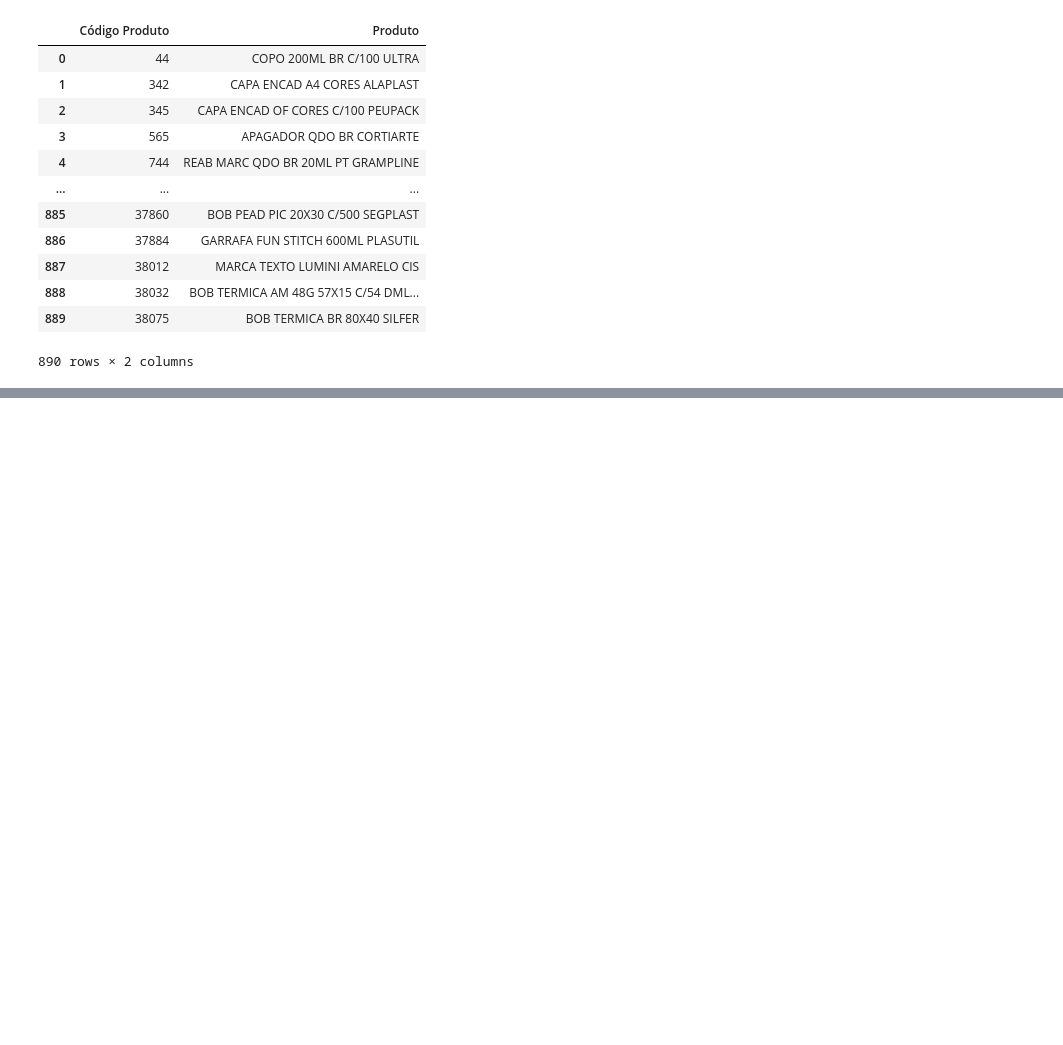
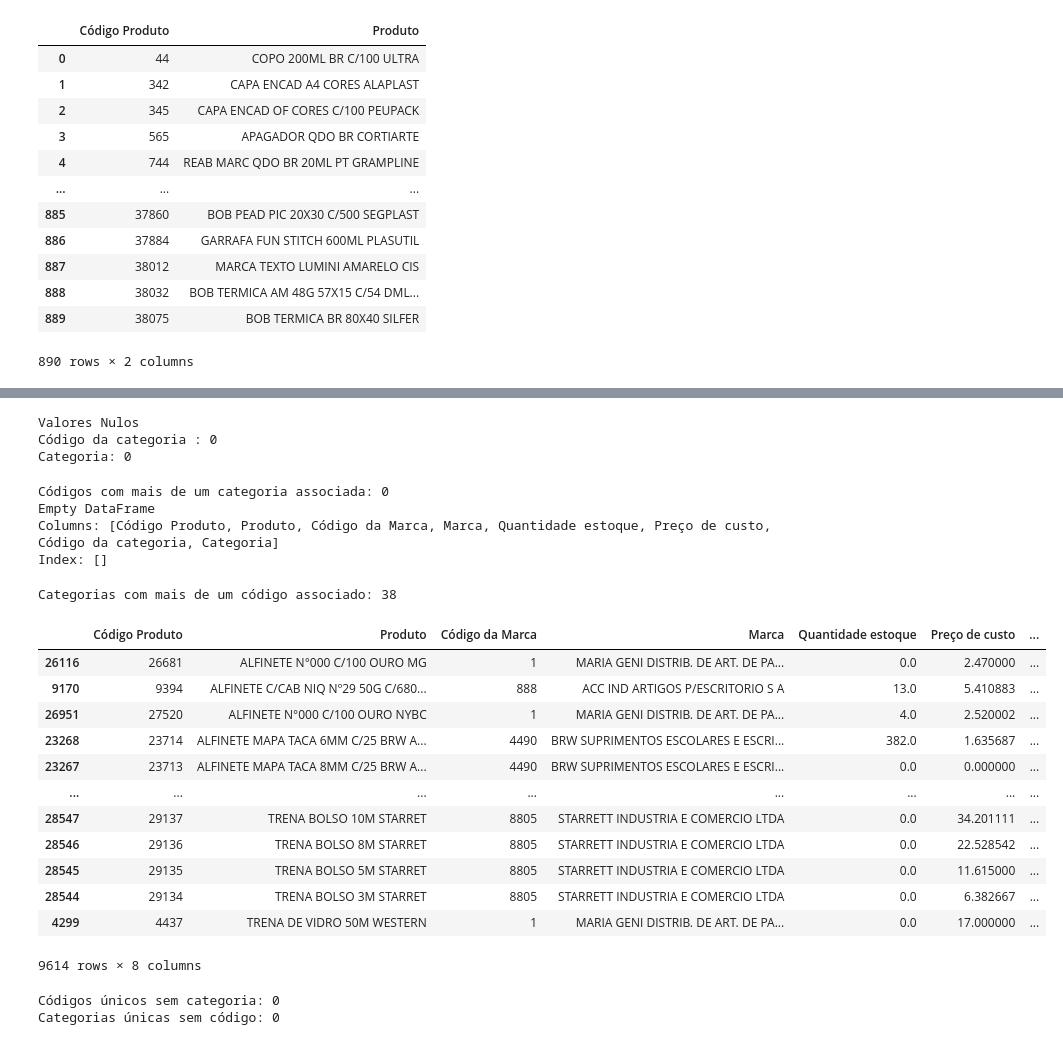
Before and after one commit to PauloQuirinoMN/Sistema-de-Recomendacao-e-Cross-selling, a Jupyter notebook: estoque.ipynb, the cells around one changed output, grey strips where cells are left out. Saved outputs shown, nothing was run; the diff lists cells and outputs as text; code cells hidden in the pictures; blank space fills up the shorter version.

```diff
--- a/estoque.ipynb
+++ b/estoque.ipynb
@@ -161,0 +232,56 @@ np.int64(37527)
+# %%
+# verificando nulos
+print("Valores Nulos")
+print(f"Código da categoria : {df_limpo['Código da categoria'].isnull().sum()}")
+print(f"Categoria: {df_limpo['Categoria'].isnull().sum()}")
+# %% [output]
+Valores Nulos
+Código da categoria : 0
+Categoria: 0
+# %%
+# Identificar códigos com multiplas categorias(Inconsistência)
+
+inconsistencia_cat = df_limpo.groupby('Código da categoria')['Categoria'].nunique()
+cod_cat_problema = inconsistencia_cat[inconsistencia_cat > 1].index
+
+print(f"\nCódigos com mais de um categoria associada: {len(cod_cat_problema)}")
+print(df_limpo[df_limpo['Código da categoria'].isin(cod_cat_problema)].sort_values('Código da categoria'))
+# %% [output]
+Códigos com mais de um categoria associada: 0
+Empty DataFrame
+Columns: [Código Produto, Produto, Código da Marca, Marca, Quantidade estoque, Preço de custo, Código da categoria, Categoria]
+Index: []
+# %%
+# Identificar Categorias com multiplos códigos(Inconsistência)
+# Agrupar por categoria e contar códigos distintos
+categorias_multiplos_codigos = df_limpo.groupby('Categoria')['Código da categoria'].nunique()
+categorias_problema = categorias_multiplos_codigos[categorias_multiplos_codigos > 1].index
+
+print(f"\nCategorias com mais de um código associado: {len(categorias_problema)}")
+df_limpo[df_limpo['Categoria'].isin(categorias_problema)].sort_values('Categoria')
+# %% [output]
+Categorias com mais de um código associado: 38
+|  | Código Produto | Produto | Código da Marca | Marca | Quantidade estoque | Preço de custo | ... |
+| 26116 | 26681 | ALFINETE N°000 C/100 OURO MG | 1 | MARIA GENI DISTRIB. DE ART. DE PA... | 0.0 | 2.470000 | ... |
+| 9170 | 9394 | ALFINETE C/CAB NIQ Nº29 50G C/680... | 888 | ACC IND ARTIGOS P/ESCRITORIO S A | 13.0 | 5.410883 | ... |
+| 26951 | 27520 | ALFINETE N°000 C/100 OURO NYBC | 1 | MARIA GENI DISTRIB. DE ART. DE PA... | 4.0 | 2.520002 | ... |
+| 23268 | 23714 | ALFINETE MAPA TACA 6MM C/25 BRW A... | 4490 | BRW SUPRIMENTOS ESCOLARES E ESCRI... | 382.0 | 1.635687 | ... |
+| 23267 | 23713 | ALFINETE MAPA TACA 8MM C/25 BRW A... | 4490 | BRW SUPRIMENTOS ESCOLARES E ESCRI... | 0.0 | 0.000000 | ... |
+| ... | ... | ... | ... | ... | ... | ... | ... |
+| 28547 | 29137 | TRENA BOLSO 10M STARRET | 8805 | STARRETT INDUSTRIA E COMERCIO LTDA | 0.0 | 34.201111 | ... |
+| 28546 | 29136 | TRENA BOLSO 8M STARRET | 8805 | STARRETT INDUSTRIA E COMERCIO LTDA | 0.0 | 22.528542 | ... |
+| 28545 | 29135 | TRENA BOLSO 5M STARRET | 8805 | STARRETT INDUSTRIA E COMERCIO LTDA | 0.0 | 11.615000 | ... |
+| 28544 | 29134 | TRENA BOLSO 3M STARRET | 8805 | STARRETT INDUSTRIA E COMERCIO LTDA | 0.0 | 6.382667 | ... |
+| 4299 | 4437 | TRENA DE VIDRO 50M WESTERN | 1 | MARIA GENI DISTRIB. DE ART. DE PA... | 0.0 | 17.000000 | ... |
+9614 rows × 8 columns
+# %%
+# Caso 1: Códigos sem categoria associada
+codigos_sem_categoria = df_limpo[df_limpo['Categoria'].isnull()]['Código da categoria'].nunique()
+print(f"\nCódigos únicos sem categoria: {codigos_sem_categoria}")
+
+# Caso 2: Categorias sem código associado
+categorias_sem_codigo = df_limpo[df_limpo['Código da categoria'].isnull()]['Categoria'].nunique()
+print(f"Categorias únicas sem código: {categorias_sem_codigo}")
+# %% [output]
+Códigos únicos sem categoria: 0
+Categorias únicas sem código: 0
```
Also changed, not shown: parts of 18 cells of this notebook.
